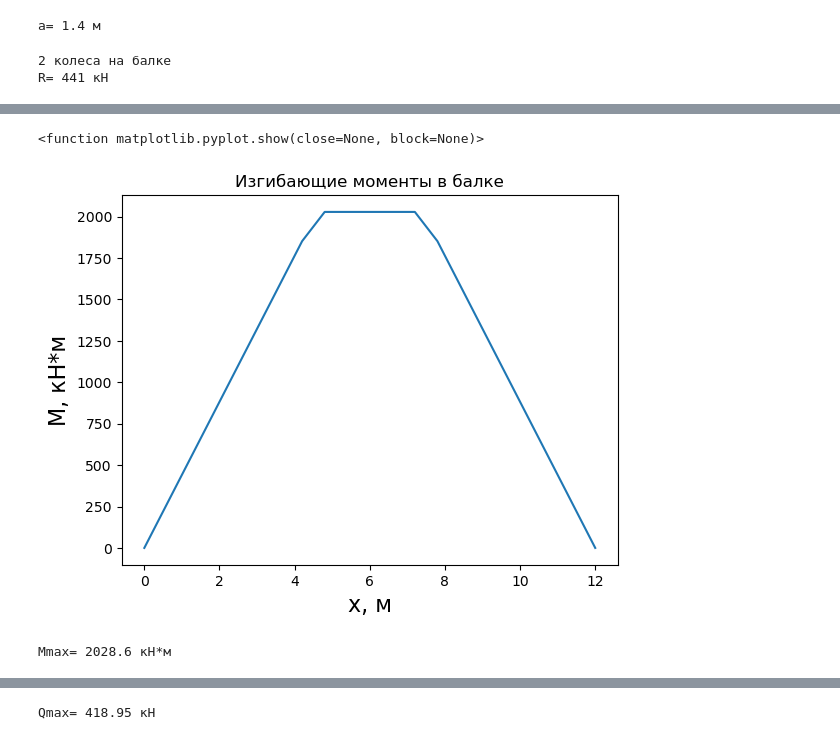
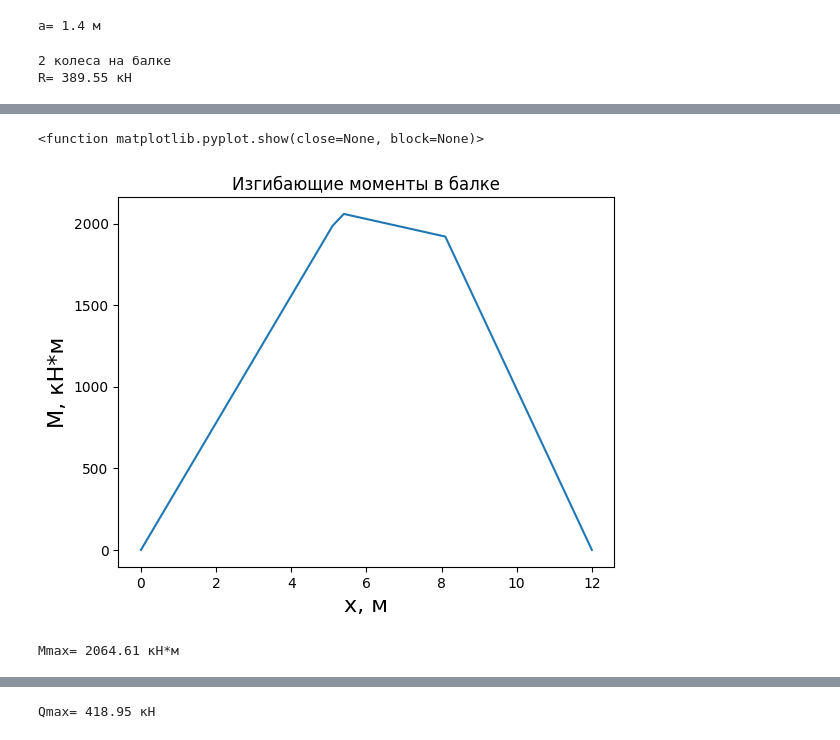
Before and after one commit to GBerezin/Cranes, a Jupyter notebook: Beam2.ipynb, the cells around one changed output, grey strips where cells are left out. Drawn from its saved outputs; the diff is of its cells as text; code cells hidden in the pictures.

```diff
--- a/Beam2.ipynb
+++ b/Beam2.ipynb
@@ -26,12 +29,12 @@ def M1(x):
   return M
 # %%
 def M2(x):
-  if x < (l/2 - b):
+  if x < (l/2 - b/2):
     M = R * x
-  elif x < (l/2 + b):
-    M = R * x - Fk * (x - (l/2 - b))
+  elif x < (l/2 + 3*b/2):
+    M = R * x - Fk * (x - (l/2 - b/2))
   else:
-    M = R * x - Fk * (x - (l/2 - b)) - Fk * (x - (l/2 + b))
+    M = R * x - Fk * (x - (l/2 - b/2)) - Fk * (x - (l/2 + 3*b/2))
   return M
 # %%
 def Q(x):
@@ -47,35 +50,36 @@ if l/2+a/2-d1 > 0:
   sol = root(R1, 0)
   R = sol.x[0]
 else:
-  R = Fk
+  sol = root(R2, 0)
+  R = sol.x[0]
   print('2 колеса на балке')
 print('R=', round(R, 3), 'кН') # Реакция левой опоры
 # %% [output]
 2 колеса на балке
-R= 441 кН
+R= 389.55 кН
 # %% [markdown]
 ![3.png](embedded-picture-1)
 # %%
-x = np.array(np.arange(0, l + 0.05 * l, 0.05 * l))
+x = np.array(np.arange(0, l + 0.025 * l, 0.025 * l))
 if l/2+a/2-d1 > 0:
   MV = np.vectorize(M1)
   Mmax = M1(l/2 - a/2)
 else:
   MV = np.vectorize(M2)
-  Mmax = M2(l/2 - b)
+  Mmax = M2(l/2 - b/2)
 M = MV(x)
 plt.plot(x, M)
 plt.xlabel('x, м', fontsize=16)
 plt.ylabel(r'M, кН*м', fontsize=16)
 plt.title(r'Изгибающие моменты в балке')
 plt.show
 # %% [output]
 <function matplotlib.pyplot.show(close=None, block=None)>
-[figure, old version]
+[figure, new version]
 # %%
 print('Mmax=', round(Mmax, 2), 'кН*м') # Максимальный изгибающий момент
 # %% [output]
-Mmax= 2028.6 кН*м
+Mmax= 2064.61 кН*м
 # %% [markdown]
 ![4.png](embedded-picture-1)
 # %%
```
Also changed, not shown: parts of 1 cell of this notebook, 1 other file.
